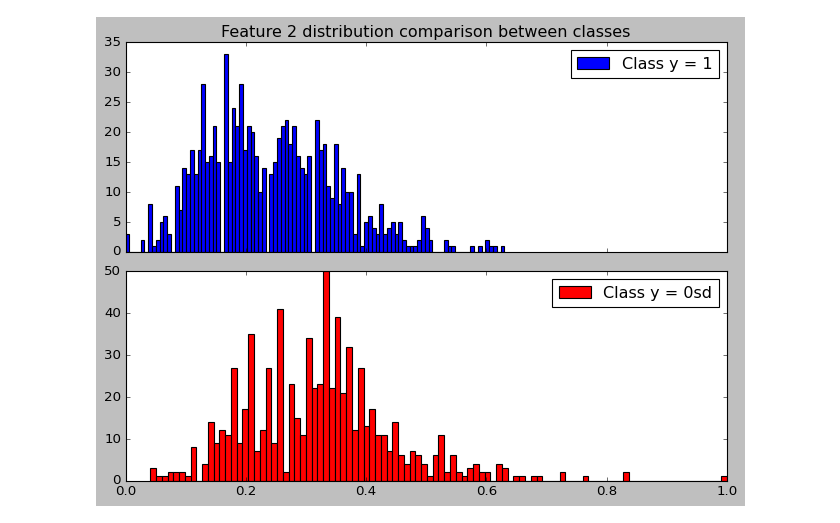
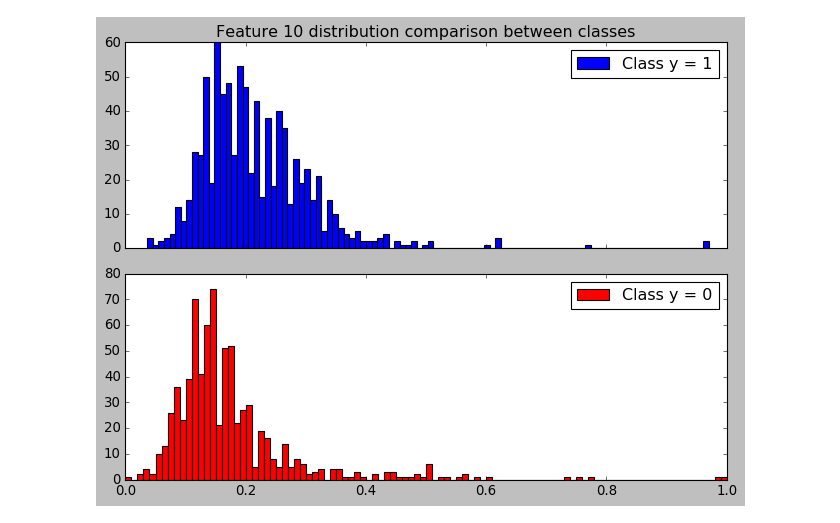
Before and after one commit to LouisLortie/colab, a Jupyter notebook: ecse_551_assignment1.ipynb, the cells around one changed output. Saved outputs shown, nothing was run; the diff lists cells and outputs as text; code cells hidden in the pictures.

```diff
--- a/ecse_551_assignment1.ipynb
+++ b/ecse_551_assignment1.ipynb
@@ -86,16 +118,17 @@ class DiscriminativeLearning():
 # %%
 #@title Main function
 def main():
 
-  feat = 1   # Feature to analyse.
+  feat = 9   # Feature to analyse.
 
   data_pos, data_neg = data_separation(aq_data)
 
   plot_hist(data_pos[:, feat], data_neg[:, feat], feat)
 
-
+  # discriminative_learning = DiscriminativeLearning(aq_x, aq_y)
+  # w = discriminative_learning.fit()
 
 if __name__ == '__main__':
     main()
 # %% [output]
-[figure, old version]
+[figure, new version]
```
Also changed, not shown: parts of 5 cells of this notebook.
